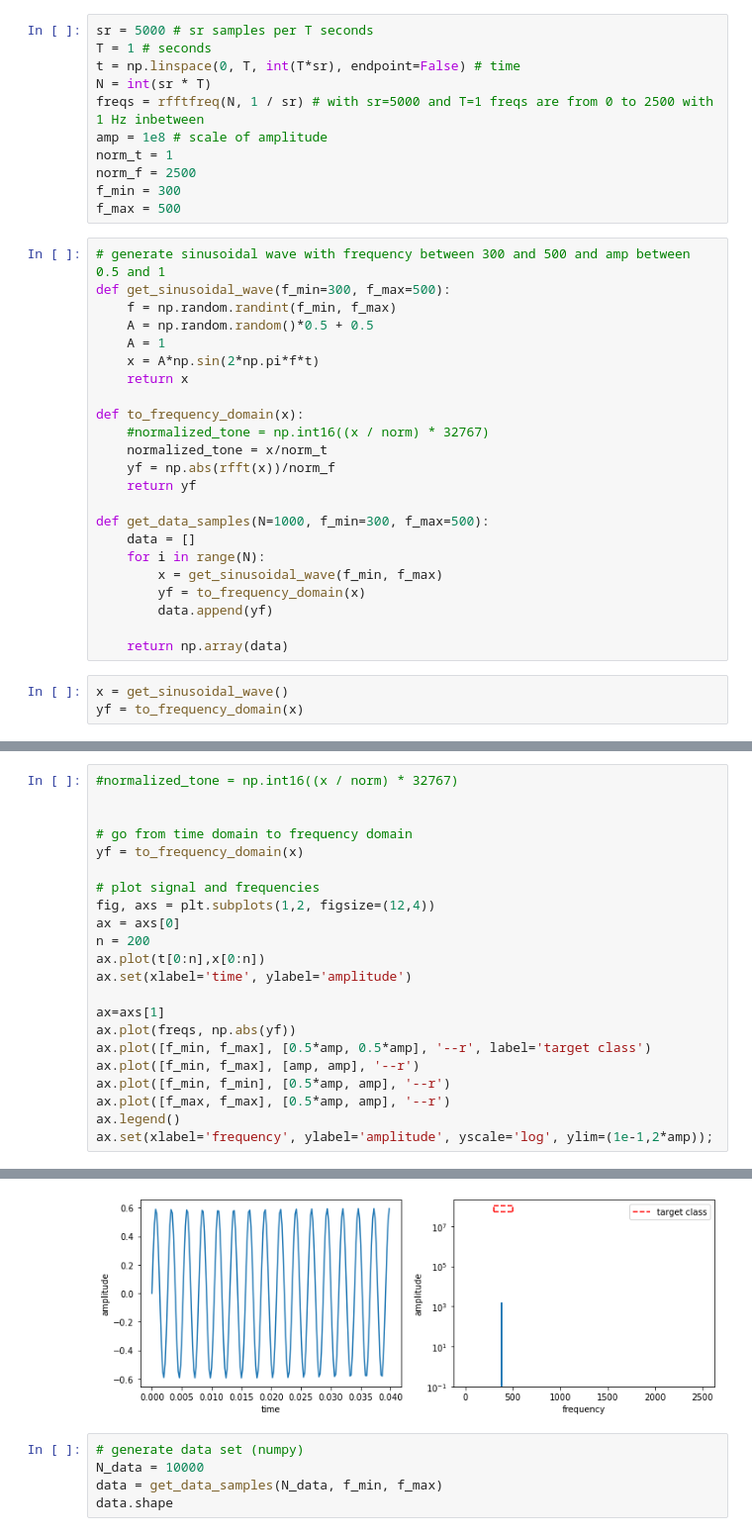
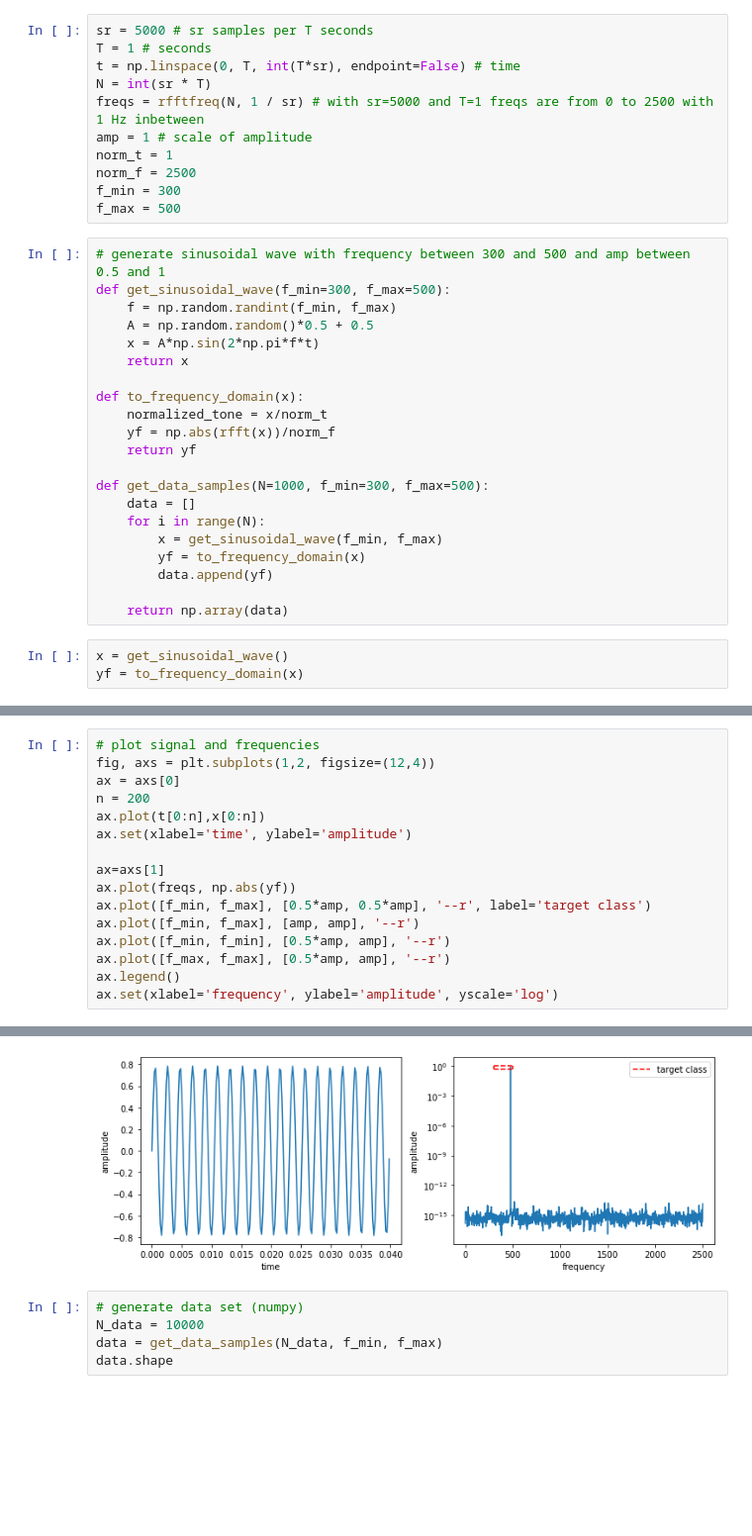
Before and after one commit to Tompolompo/DJ-GAN, a Jupyter notebook: notebook.ipynb, the cells around one changed output, grey strips where cells are left out. Shown at 99% size. Cells and saved outputs as stored; diff of their text form; blank space fills up the shorter version.

```diff
--- a/notebook.ipynb
+++ b/notebook.ipynb
@@ -91,7 +91,7 @@ T = 1 # seconds
 t = np.linspace(0, T, int(T*sr), endpoint=False) # time
 N = int(sr * T)
 freqs = rfftfreq(N, 1 / sr) # with sr=5000 and T=1 freqs are from 0 to 2500 with 1 Hz inbetween
-amp = 1e8 # scale of amplitude
+amp = 1 # scale of amplitude
 norm_t = 1
 norm_f = 2500
 f_min = 300
@@ -101,12 +101,10 @@ f_max = 500
 def get_sinusoidal_wave(f_min=300, f_max=500):
     f = np.random.randint(f_min, f_max)
     A = np.random.random()*0.5 + 0.5
-    A = 1
     x = A*np.sin(2*np.pi*f*t)
     return x
 
 def to_frequency_domain(x):
-    #normalized_tone = np.int16((x / norm) * 32767)
     normalized_tone = x/norm_t
     yf = np.abs(rfft(x))/norm_f
     return yf
@@ -135,12 +125,6 @@ IPython.display.Audio(x,rate=sr, autoplay=True)
 # %% [output]
 [interactive output not drawn]
 # %%
-#normalized_tone = np.int16((x / norm) * 32767)
-
-
-# go from time domain to frequency domain
-yf = to_frequency_domain(x)
-
 # plot signal and frequencies
 fig, axs = plt.subplots(1,2, figsize=(12,4))
 ax = axs[0]
@@ -155,5 +139,5 @@ ax.plot([f_min, f_max], [amp, amp], '--r')
 ax.plot([f_min, f_min], [0.5*amp, amp], '--r')
 ax.plot([f_max, f_max], [0.5*amp, amp], '--r')
 ax.legend()
-ax.set(xlabel='frequency', ylabel='amplitude', yscale='log', ylim=(1e-1,2*amp));
+ax.set(xlabel='frequency', ylabel='amplitude', yscale='log')
 # %% [output]
@@ -160,4 +145,4 @@ ax.set(xlabel='frequency', ylabel='amplitude', yscale='log', ylim=(1e-1,2*amp));
-[figure, old version]
+[figure, new version]
 # %%
 # generate data set (numpy)
 N_data = 10000
```
Also changed, not shown: parts of 10 cells of this notebook.
